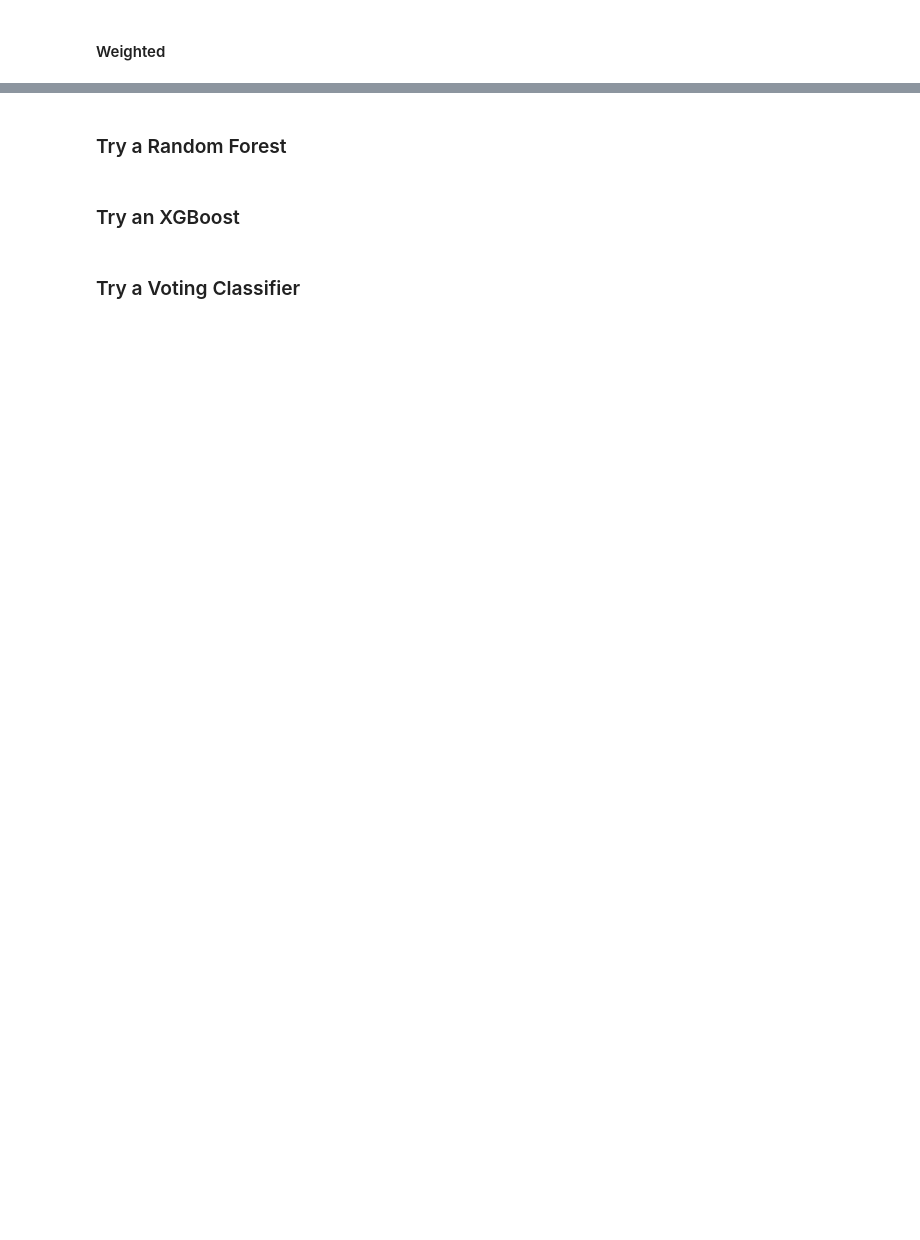
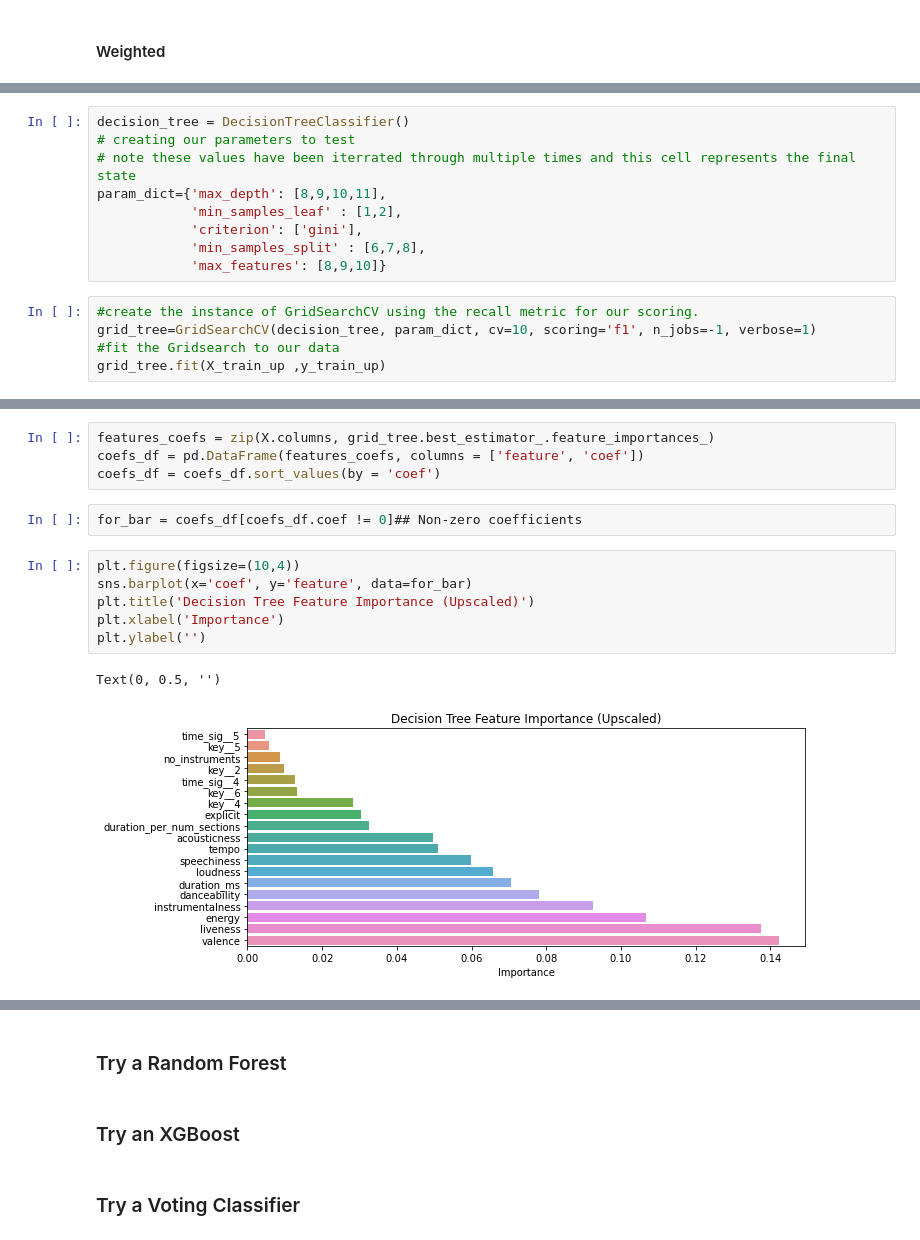
Before and after one commit to bmccabe96/Spotify_Popularity_Classification, a Jupyter notebook: Rap_Modeling.ipynb, the cells around one changed output, grey strips where cells are left out. Cells and saved outputs as stored; diff of their text form; blank space fills up the shorter version.

```diff
--- a/Rap_Modeling.ipynb
+++ b/Rap_Modeling.ipynb
@@ -99,0 +214,14 @@ weighted avg       0.67      0.67      0.66       309
+# %%
+decision_tree = DecisionTreeClassifier()
+# creating our parameters to test
+# note these values have been iterrated through multiple times and this cell represents the final state
+param_dict={'max_depth': [8,9,10,11],
+            'min_samples_leaf' : [1,2],
+            'criterion': ['gini'],
+            'min_samples_split' : [6,7,8],
+            'max_features': [8,9,10]}
+# %%
+#create the instance of GridSearchCV using the recall metric for our scoring.
+grid_tree=GridSearchCV(decision_tree, param_dict, cv=10, scoring='f1', n_jobs=-1, verbose=1)
+#fit the Gridsearch to our data
+grid_tree.fit(X_train_up ,y_train_up)
@@ -99,0 +271,15 @@ weighted avg       0.67      0.67      0.66       309
+# %%
+features_coefs = zip(X.columns, grid_tree.best_estimator_.feature_importances_)
+coefs_df = pd.DataFrame(features_coefs, columns = ['feature', 'coef'])
+coefs_df = coefs_df.sort_values(by = 'coef')
+# %%
+for_bar = coefs_df[coefs_df.coef != 0]## Non-zero coefficients
+# %%
+plt.figure(figsize=(10,4))
+sns.barplot(x='coef', y='feature', data=for_bar)
+plt.title('Decision Tree Feature Importance (Upscaled)')
+plt.xlabel('Importance')
+plt.ylabel('')
+# %% [output]
+Text(0, 0.5, '')
+[figure, added]
```
Also changed, not shown: parts of 34 cells of this notebook.
